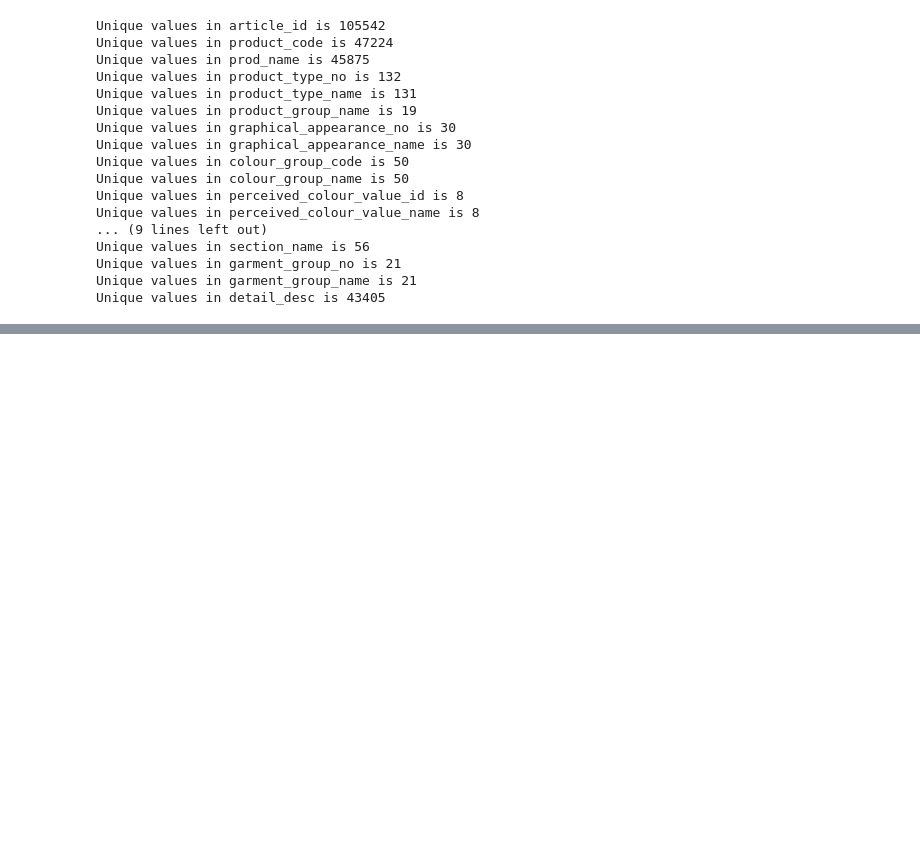
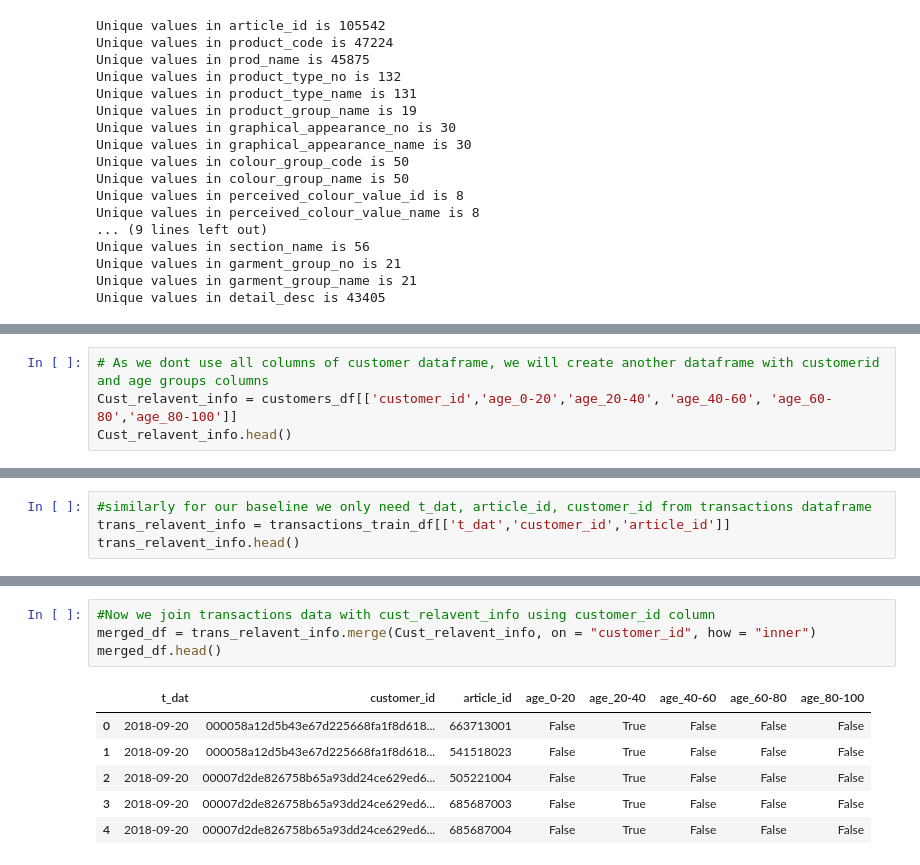
Before and after one commit to saisupriyav/Recommendation-Systems, a Jupyter notebook: EDA.ipynb, the cells around one changed output, grey strips where cells are left out. Saved outputs shown, nothing was run; the diff lists cells and outputs as text; blank space fills up the shorter version.

Commit message:
Kaggle Notebook | H&M Recommendation System | Baseline Model

```diff
--- a/EDA.ipynb
+++ b/EDA.ipynb
@@ -695,0 +721,4 @@ Unique values in detail_desc is 43405
+# %%
+# As we dont use all columns of customer dataframe, we will create another dataframe with customerid and age groups columns
+Cust_relavent_info = customers_df[['customer_id','age_0-20','age_20-40', 'age_40-60', 'age_60-80','age_80-100']]
+Cust_relavent_info.head()
@@ -695,0 +732,4 @@ Unique values in detail_desc is 43405
+# %%
+#similarly for our baseline we only need t_dat, article_id, customer_id from transactions dataframe
+trans_relavent_info = transactions_train_df[['t_dat','customer_id','article_id']]
+trans_relavent_info.head()
@@ -695,0 +743,11 @@ Unique values in detail_desc is 43405
+# %%
+#Now we join transactions data with cust_relavent_info using customer_id column
+merged_df = trans_relavent_info.merge(Cust_relavent_info, on = "customer_id", how = "inner")
+merged_df.head()
+# %% [output]
+|  | t_dat | customer_id | article_id | age_0-20 | age_20-40 | age_40-60 | age_60-80 | age_80-100 |
+| 0 | 2018-09-20 | 000058a12d5b43e67d225668fa1f8d618... | 663713001 | False | True | False | False | False |
+| 1 | 2018-09-20 | 000058a12d5b43e67d225668fa1f8d618... | 541518023 | False | True | False | False | False |
+| 2 | 2018-09-20 | 00007d2de826758b65a93dd24ce629ed6... | 505221004 | False | True | False | False | False |
+| 3 | 2018-09-20 | 00007d2de826758b65a93dd24ce629ed6... | 685687003 | False | True | False | False | False |
+| 4 | 2018-09-20 | 00007d2de826758b65a93dd24ce629ed6... | 685687004 | False | True | False | False | False |
```
Also changed, not shown: parts of 30 cells of this notebook.
